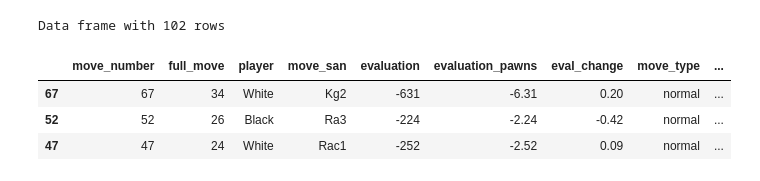
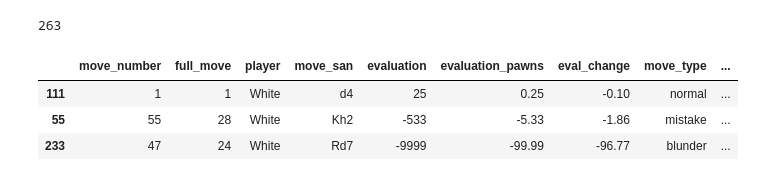
Before and after one commit to rosolimo212/chess_evaluater, a Jupyter notebook: tests.ipynb, the cells around one changed output. Saved outputs shown, nothing was run; the diff lists cells and outputs as text; code cells hidden in the pictures.

```diff
--- a/tests.ipynb
+++ b/tests.ipynb
@@ -12,3 +12,7 @@ pd.set_option('display.max_columns', 50000)
 pd.set_option('display.max_colwidth', 5000)
 # %%
 max_eval = 500
+# %%
+date_start = '2025-01-01'
+date_finish = '2025-01-02'
+user_name = 'Rosolimo'
@@ -14,0 +72,2 @@ max_eval = 500
+# %%
+df = chan.get_analysys_results(date_start, date_finish, is_verbose=True)
@@ -15,10 +92,15 @@ max_eval = 500
+# %%
+len(df)
+# %% [output]
+263
+# %%
+df.sample(3)
+# %% [output]
+|  | move_number | full_move | player | move_san | evaluation | evaluation_pawns | eval_change | move_type | ... |
+| 111 | 1 | 1 | White | d4 | 25 | 0.25 | -0.10 | normal | ... |
+| 55 | 55 | 28 | White | Kh2 | -533 | -5.33 | -1.86 | mistake | ... |
+| 233 | 47 | 24 | White | Rd7 | -9999 | -99.99 | -96.77 | blunder | ... |
 # %%
-df = chan.analyze_pgn_evaluations('games/rosolimo_2025-11_game_145613281378.pgn')
+df = chan.analyze_pgn_evaluations('games/rosolimo_2025-01_game_129470551771.pgn')
 print("Data frame with {ln} rows".format(ln=len(df)))
 df.sample(3)
-# %% [output]
-Data frame with 102 rows
-|  | move_number | full_move | player | move_san | evaluation | evaluation_pawns | eval_change | move_type | ... |
-| 67 | 67 | 34 | White | Kg2 | -631 | -6.31 | 0.20 | normal | ... |
-| 52 | 52 | 26 | Black | Ra3 | -224 | -2.24 | -0.42 | normal | ... |
-| 47 | 47 | 24 | White | Rac1 | -252 | -2.52 | 0.09 | normal | ... |
```
Also changed, not shown: parts of 27 cells of this notebook, 2 other files.
